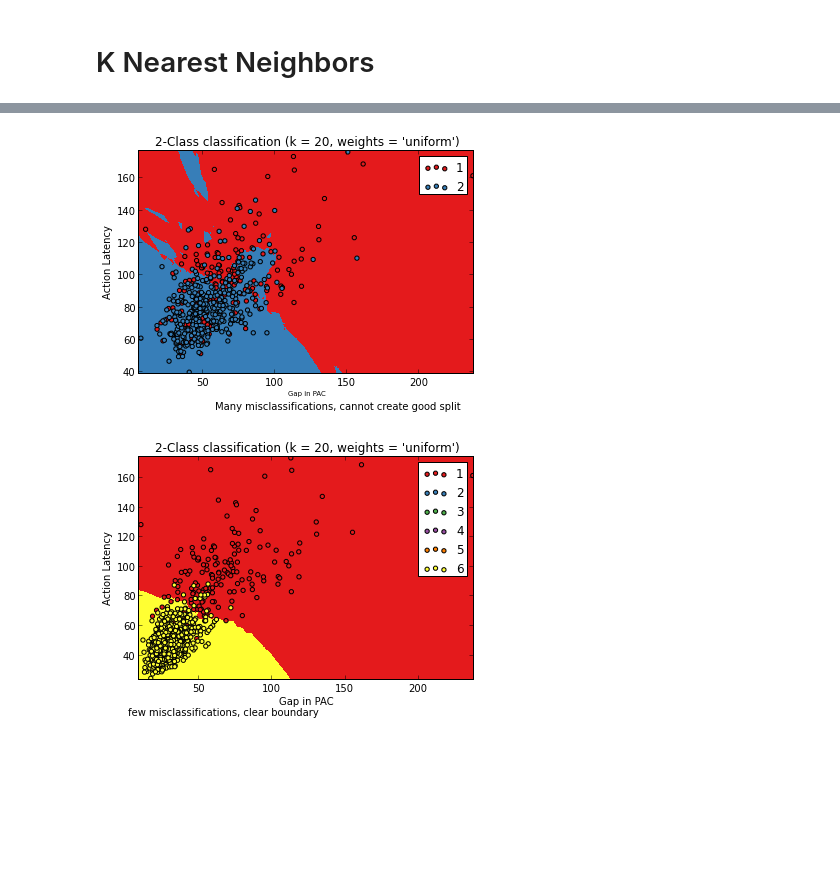
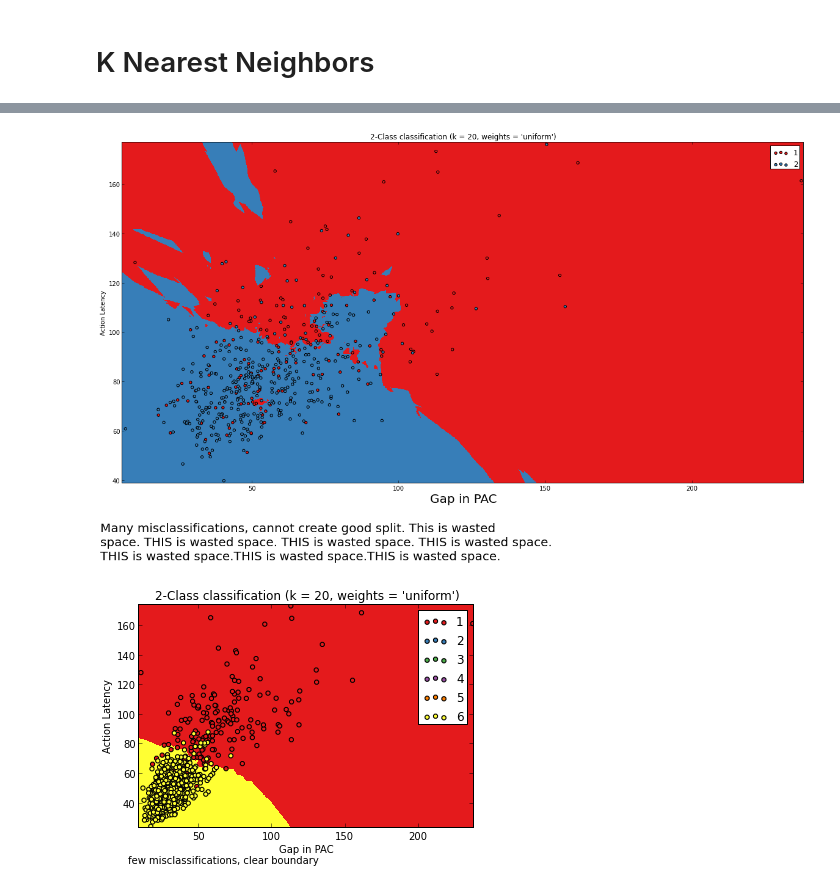
Before and after one commit to stchang22/Stat222, a Jupyter notebook: MergedFile.ipynb, the cells around one changed output, grey strips where cells are left out. Saved outputs shown, nothing was run; the diff lists cells and outputs as text; code cells hidden in the pictures; blank space fills up the shorter version.

```diff
--- a/MergedFile.ipynb
+++ b/MergedFile.ipynb
@@ -85,12 +48,13 @@ dtypes: float64(12), int64(6)
 # Trees
 # %%
 # Cross validating for parameters to use to create trees
-
+# finK represents the parameter values to use for each matchup
+# finScores represents the accuracy for each matchup
 kVals = range(5, 200, 15)
 lVals = range(5,200,15)
 finK = {}
 finScores = {}
-for a in itertools.combinations(set(League),2):
+for a in itertools.combinations(set(League),2): # All combinations of 2 leagues
     Ind = (League == a[0]) | (League == a[1])
     sData = subData.loc[Ind,:]
     sLeague = League.loc[Ind]
@@ -100,7 +64,7 @@ for a in itertools.combinations(set(League),2):
     scores = []
     closeS = []
     interScores = np.zeros((13,13))
-    for k in range(0,13):
+    for k in range(0,13): # Decision trees have two parameters, so we do a grid search across both
         for l in range(0,13):
          for trainInd, testInd in LOO:
              Xtrain, Xtest = features[trainInd], features[testInd]
@@ -108,8 +72,8 @@ for a in itertools.combinations(set(League),2):
              clf = tree.DecisionTreeClassifier(min_samples_split=kVals[k],min_samples_leaf=lVals[l],random_state=10)
              clf = clf.fit(Xtrain, Ytrain)
              predVals = clf.predict(Xtest)
-             correctVals = np.sum(np.abs(predVals-Ytest) <= 1)
-             closeS.append(float(correctVals)/len(predVals))
+             #correctVals = np.sum(np.abs(predVals-Ytest) <= 1)
+             #closeS.append(float(correctVals)/len(predVals))
              scores.append(clf.score(Xtest,Ytest))
 
          interScores[l,k] = np.mean(scores)
@@ -138,5 +84,7 @@ finK
 # %%
 # Creating final trees
+# featImp is a list of the important variables
+# featImpVals is a list of the values of how important the variables are
 featImp = {}
 featImpVals = {}
 finKK = [v for k,v in finK.items()]
@@ -152,14 +100,14 @@ capBox = ['This tree features a matchup of the two lowest leagues. Note that APM
           'This tree features a matchup of a middle and high league. Notice how it is more complicated than the previous two trees. ',
           'New variables involve the use of hotkeys.',
           'This tree features a matchup of two high leagues. It is not as complicated as',
-          ' the previous tree. ActionLatency is still the first variable the tree splits on.'
+          'the previous tree. ActionLatency is still the first variable the tree splits on.'
           ]
 for a in itertools.combinations(set(League),2):
  features = subData.loc[(League == a[0]) | (League == a[1]),:]
  labels = League.loc[(League == a[0])|(League == a[1])]
  clf = tree.DecisionTreeClassifier(min_samples_split = kVals[finKS[k][1]], min_samples_leaf = lVals[finKS[k][0]],random_state=5000)
  clf = clf.fit(features.values, labels.values)
- imps = clf.feature_importances_
+ imps = clf.feature_importances_ # important variables
  featImpVals.update({'%dv%d'%(a[0],a[1]):sorted(imps,reverse=True)})
  ColKeep = zip(imps, subData.columns.values)
  SortCols = np.array([e[1] for e in sorted(ColKeep, reverse=True)])
@@ -175,14 +123,15 @@ for a in itertools.combinations(set(League),2):
 
   os.system(strC)
   os.unlink('SCtest.dot')
+  # Manually adding title and captions to the trees
   fontPath = '/usr/share/fonts/truetype/liberation/LiberationMono-Regular.ttf'
   fontP = ImageFont.truetype(fontPath, 40)
-  fontP1 = ImageFont.truetype(fontPath, 30)
-  newIM = ImageOps.expand(Image.open('%dv%d.png'%(a[0],a[1])),border=300,fill='white')
+  fontP1 = ImageFont.truetype(fontPath, 20)
+  newIM = ImageOps.expand(Image.open('%dv%d.png'%(a[0],a[1])),border=100,fill='white')
   draw = ImageDraw.Draw(newIM)
-  draw.text((newIM.size[0]/4,200),'%dv%d Matchup Tree'%(a[0],a[1]),font=fontP,fill='black')
-  draw.text((100,newIM.size[1]-newIM.size[1]/8),capBox[capInd],font=fontP1,fill='black')
-  draw.text((100,newIM.size[1]-newIM.size[1]/10),capBox[capInd+1],font=fontP1,fill='black')
+  draw.text((newIM.size[0]/4,50),'%dv%d Matchup Tree'%(a[0],a[1]),font=fontP,fill='black')
+  draw.text((10,newIM.size[1]-newIM.size[1]/8),capBox[capInd],font=fontP1,fill='black')
+  draw.text((10,newIM.size[1]-newIM.size[1]/10),capBox[capInd+1],font=fontP1,fill='black')
   del draw
   newIM.save('%dv%dWithTitle.png'%(a[0],a[1]))
   close()
@@ -248,12 +209,17 @@ predictors = subData
 response = League
 # %%
 # Histogram of true distribution
+a=pylab.rcParams['figure.figsize']
+pylab.rcParams['figure.figsize'] = (20.0,10.0)
 hist, bins = np.histogram(response, bins=6)
 hist=[.30, .33, .20, .08, .075, .015]
 width = 1
 center = range(1,7)
 hT = plt.bar(center, hist, align='center', width=width)
-plt.title('True Distribution of League')
+plt.title('True Distribution of League',fontsize=80)
+plt.text(-0.5,-0.1,'Note that the true distribution of players is skewed to the right.  This means that there should be'+
+         ' more lower-level players.\n This data was collected from sc2ranks.com. ',fontsize=20)
+plt.xlabel('League',fontsize=100)
 plt.show()
 plt.savefig('True Distribution of League.jpg')
 # %% [output]
@@ -288,7 +257,7 @@ predictors = predictors.loc[response!=5,:]
 response = response.loc[response!=5]
 predictors = predictors.loc[response!=6,:]
 response = response.loc[response!=6]
-
+pylab.rcParams['figure.figsize'] = a
 
 X=predictors.iloc[:,[10,11]]
 y=response
@@ -301,36 +270,38 @@ for weights in ['uniform']:
     # Plot the decision boundary. For that, we will assign a color to each
     # point in the mesh [x_min, m_max]x[y_min, y_max].
     x_min, x_max = X.iloc[:, 0].min() - 1, X.iloc[:, 0].max() + 1
     y_min, y_max = X.iloc[:, 1].min() - 1, X.iloc[:, 1].max() + 1
     xx, yy = np.meshgrid(np.arange(x_min, x_max, h),
                          np.arange(y_min, y_max, h))
     Z = clf.predict(np.c_[xx.ravel(), yy.ravel()])
 
     # Put the result into a color plot
     Z = Z.reshape(xx.shape)
     fig, ax = plt.subplots(1)
     plt.pcolormesh(xx, yy, Z, cmap=cmap_light)
 
     # Plot also the training points
     # plt.scatter(X.iloc[:, 0], X.iloc[:, 1], c=y, cmap=cmap_bold)
     for i in range(1,3):
         x1New = X.loc[y==i].iloc[:,0]
         x2New = X.loc[y==i].iloc[:,1]
         ax.scatter(x1New,x2New,label=str(i),color=colBank[i-1],marker="8", alpha=1,edgecolor='black')
 
     ax.legend()
     plt.xlim(xx.min(), xx.max())
     plt.ylim(yy.min(), yy.max())
     plt.title("2-Class classification (k = %i, weights = '%s')"
              % (20, weights))
-    plt.xlabel('Gap in PAC',size='x-small')
+    plt.xlabel('Gap in PAC',fontsize=20)
     plt.ylabel('Action Latency')
-    plt.figtext(.3,0,'Many misclassifications, cannot create good split')
+    plt.figtext(0.1,-0.05,'Many misclassifications, cannot create good split. This is wasted\n'+
+                'space. THIS is wasted space. THIS is wasted space. THIS is wasted space.\n'+
+                'THIS is wasted space.THIS is wasted space.THIS is wasted space.',fontsize=20)
     pl.savefig('oneTwo.jpg',bbox_inches='tight')
     pl.show()
     pl.close()
 # %% [output]
-[figure, old version]
+[figure, new version]
 # %%
 predictors = subData
 response = League
```
Also changed, not shown: parts of 14 cells of this notebook, 12 other files.
